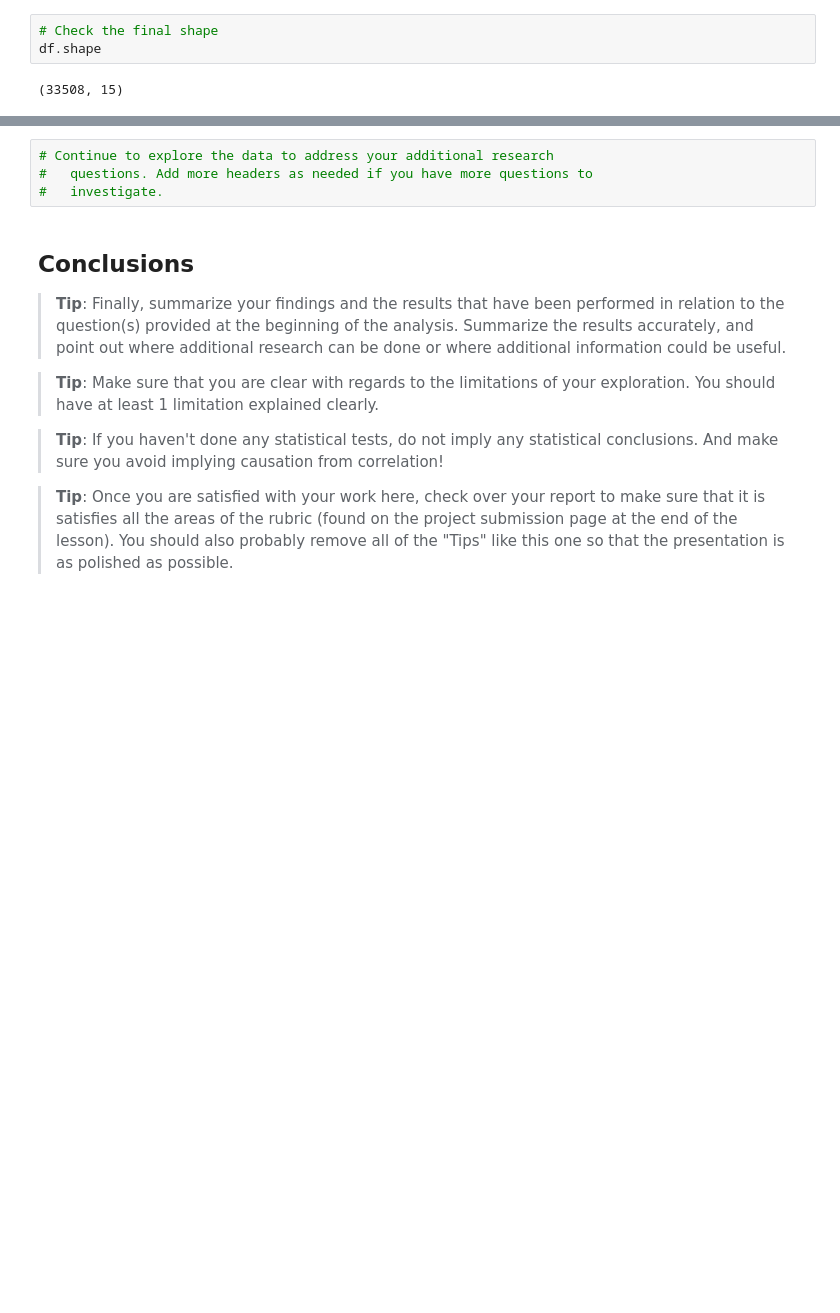
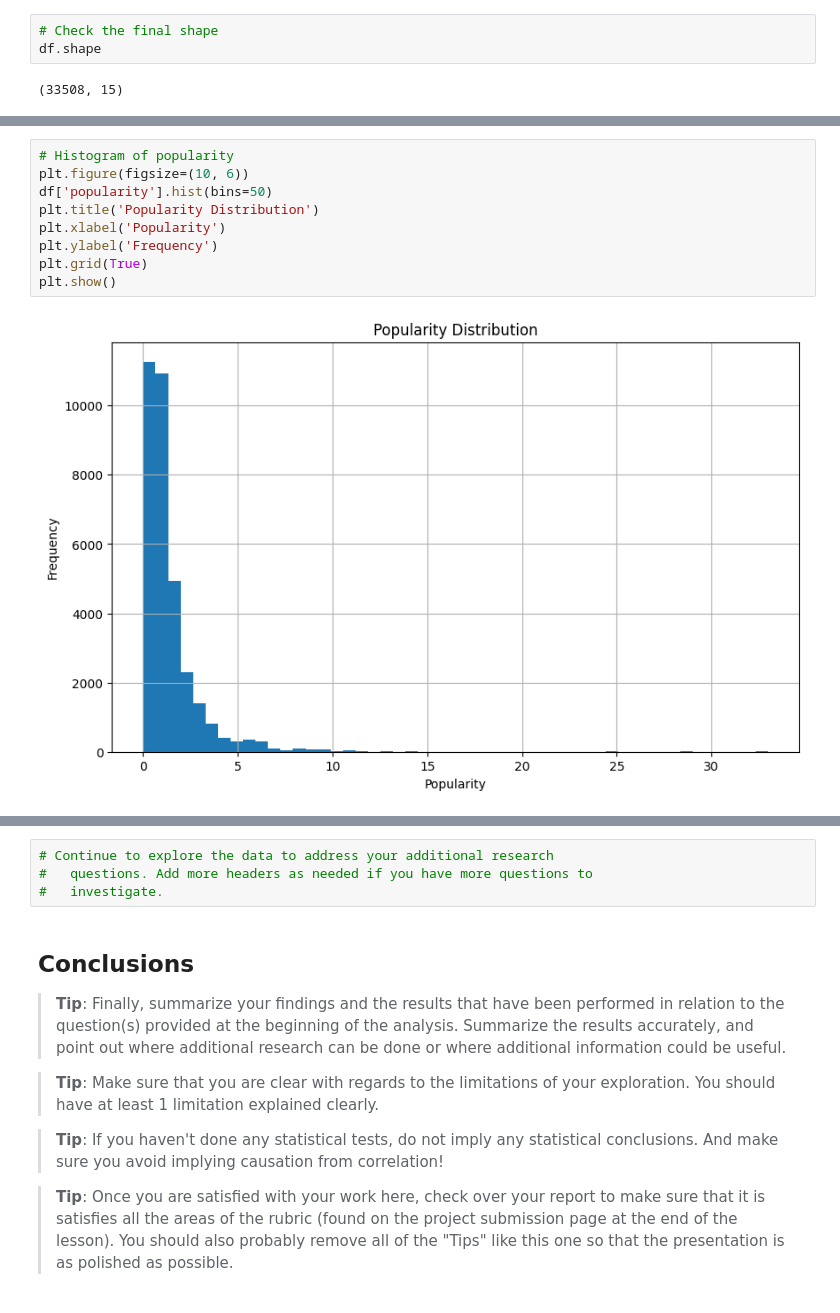
Before and after one commit to PrzemekJedruch/Project_Invest_Movies_Data, a Jupyter notebook: Investigate_a_Dataset.ipynb, the cells around one changed output, grey strips where cells are left out. Cells and saved outputs as stored; diff of their text form; blank space fills up the shorter version.

```diff
--- a/Investigate_a_Dataset.ipynb
+++ b/Investigate_a_Dataset.ipynb
@@ -312,0 +393,11 @@ df.head()
+# %%
+# Histogram of popularity
+plt.figure(figsize=(10, 6))
+df['popularity'].hist(bins=50)
+plt.title('Popularity Distribution')
+plt.xlabel('Popularity')
+plt.ylabel('Frequency')
+plt.grid(True)
+plt.show()
+# %% [output]
+[figure, added]
```
Also changed, not shown: parts of 28 cells of this notebook, 1 other file.
